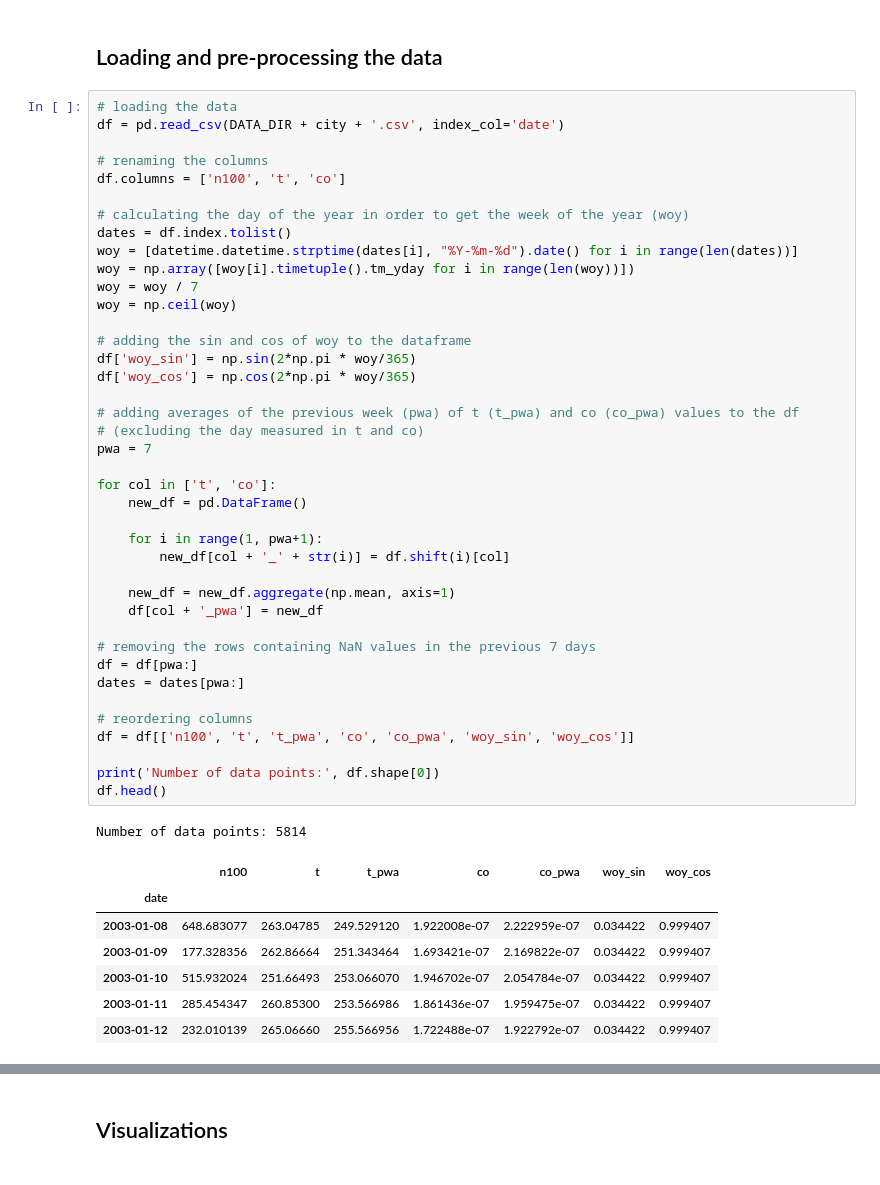
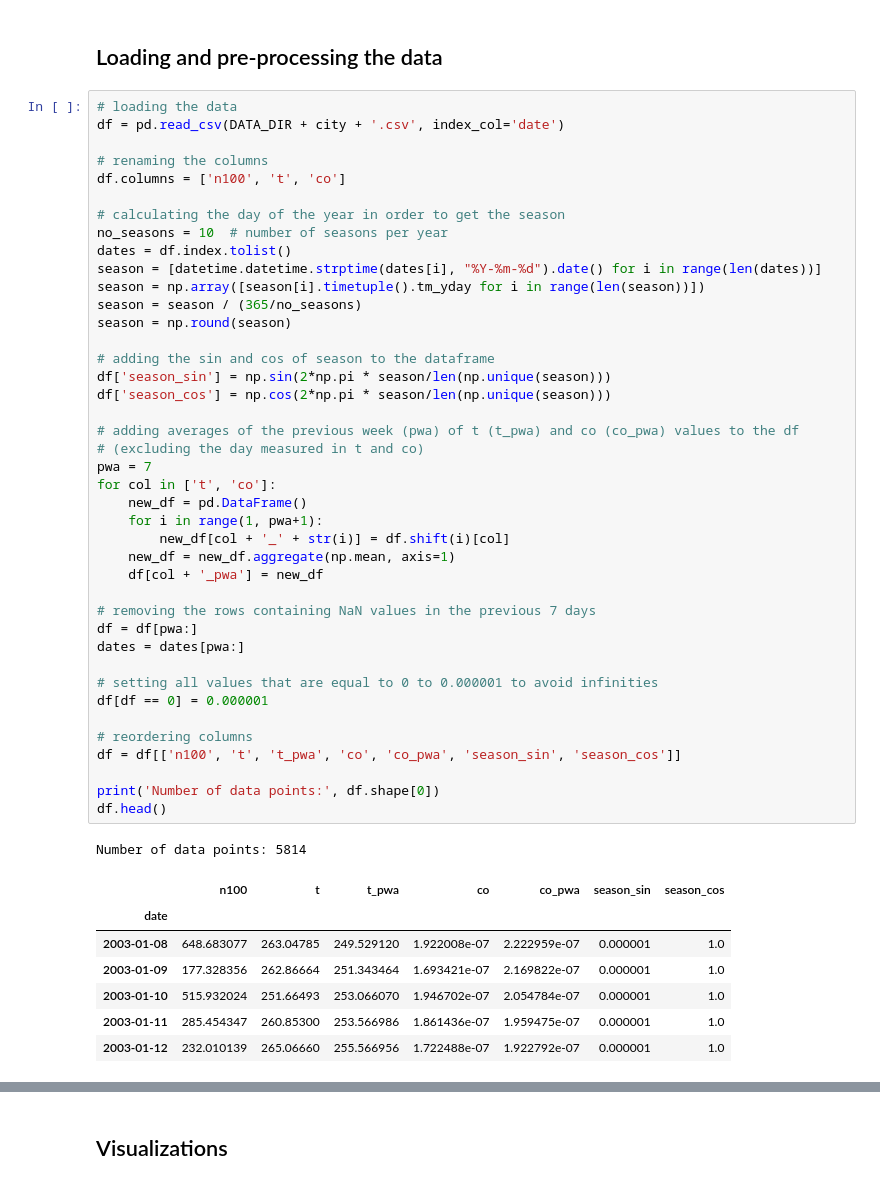
Before and after one commit to ellarauth/aerosol-modeling, a Jupyter notebook: notebooks/explore.ipynb, the cells around one changed output, grey strips where cells are left out. Saved outputs shown, nothing was run; the diff lists cells and outputs as text.

```diff
--- a/notebooks/explore.ipynb
+++ b/notebooks/explore.ipynb
@@ -90,52 +91,53 @@ Selected: HYY
 # %%
 # loading the data
 df = pd.read_csv(DATA_DIR + city + '.csv', index_col='date')
 
 # renaming the columns
 df.columns = ['n100', 't', 'co']
 
-# calculating the day of the year in order to get the week of the year (woy)
+# calculating the day of the year in order to get the season
+no_seasons = 10  # number of seasons per year
 dates = df.index.tolist()
-woy = [datetime.datetime.strptime(dates[i], "%Y-%m-%d").date() for i in range(len(dates))]
-woy = np.array([woy[i].timetuple().tm_yday for i in range(len(woy))])
-woy = woy / 7
-woy = np.ceil(woy)
+season = [datetime.datetime.strptime(dates[i], "%Y-%m-%d").date() for i in range(len(dates))]
+season = np.array([season[i].timetuple().tm_yday for i in range(len(season))])
+season = season / (365/no_seasons)
+season = np.round(season)
 
-# adding the sin and cos of woy to the dataframe
-df['woy_sin'] = np.sin(2*np.pi * woy/365)
-df['woy_cos'] = np.cos(2*np.pi * woy/365)
+# adding the sin and cos of season to the dataframe
+df['season_sin'] = np.sin(2*np.pi * season/len(np.unique(season)))
+df['season_cos'] = np.cos(2*np.pi * season/len(np.unique(season)))
 
 # adding averages of the previous week (pwa) of t (t_pwa) and co (co_pwa) values to the df
 # (excluding the day measured in t and co)
 pwa = 7
-
 for col in ['t', 'co']:
     new_df = pd.DataFrame()
-
     for i in range(1, pwa+1):
         new_df[col + '_' + str(i)] = df.shift(i)[col]
-
     new_df = new_df.aggregate(np.mean, axis=1)
     df[col + '_pwa'] = new_df
 
 # removing the rows containing NaN values in the previous 7 days
 df = df[pwa:]
 dates = dates[pwa:]
 
+# setting all values that are equal to 0 to 0.000001 to avoid infinities
+df[df == 0] = 0.000001
+
 # reordering columns
-df = df[['n100', 't', 't_pwa', 'co', 'co_pwa', 'woy_sin', 'woy_cos']]
+df = df[['n100', 't', 't_pwa', 'co', 'co_pwa', 'season_sin', 'season_cos']]
 
 print('Number of data points:', df.shape[0])
 df.head()
 # %% [output]
 Number of data points: 5814
-|  | n100 | t | t_pwa | co | co_pwa | woy_sin | woy_cos |
+|  | n100 | t | t_pwa | co | co_pwa | season_sin | season_cos |
 | date |  |  |  |  |  |  |  |
-| 2003-01-08 | 648.683077 | 263.04785 | 249.529120 | 1.922008e-07 | 2.222959e-07 | 0.034422 | 0.999407 |
-| 2003-01-09 | 177.328356 | 262.86664 | 251.343464 | 1.693421e-07 | 2.169822e-07 | 0.034422 | 0.999407 |
-| 2003-01-10 | 515.932024 | 251.66493 | 253.066070 | 1.946702e-07 | 2.054784e-07 | 0.034422 | 0.999407 |
-| 2003-01-11 | 285.454347 | 260.85300 | 253.566986 | 1.861436e-07 | 1.959475e-07 | 0.034422 | 0.999407 |
-| 2003-01-12 | 232.010139 | 265.06660 | 255.566956 | 1.722488e-07 | 1.922792e-07 | 0.034422 | 0.999407 |
+| 2003-01-08 | 648.683077 | 263.04785 | 249.529120 | 1.922008e-07 | 2.222959e-07 | 0.000001 | 1.0 |
+| 2003-01-09 | 177.328356 | 262.86664 | 251.343464 | 1.693421e-07 | 2.169822e-07 | 0.000001 | 1.0 |
+| 2003-01-10 | 515.932024 | 251.66493 | 253.066070 | 1.946702e-07 | 2.054784e-07 | 0.000001 | 1.0 |
+| 2003-01-11 | 285.454347 | 260.85300 | 253.566986 | 1.861436e-07 | 1.959475e-07 | 0.000001 | 1.0 |
+| 2003-01-12 | 232.010139 | 265.06660 | 255.566956 | 1.722488e-07 | 1.922792e-07 | 0.000001 | 1.0 |
 # %%
 # calculating moving averages
 window_size = 30
```
Also changed, not shown: parts of 9 cells of this notebook.
